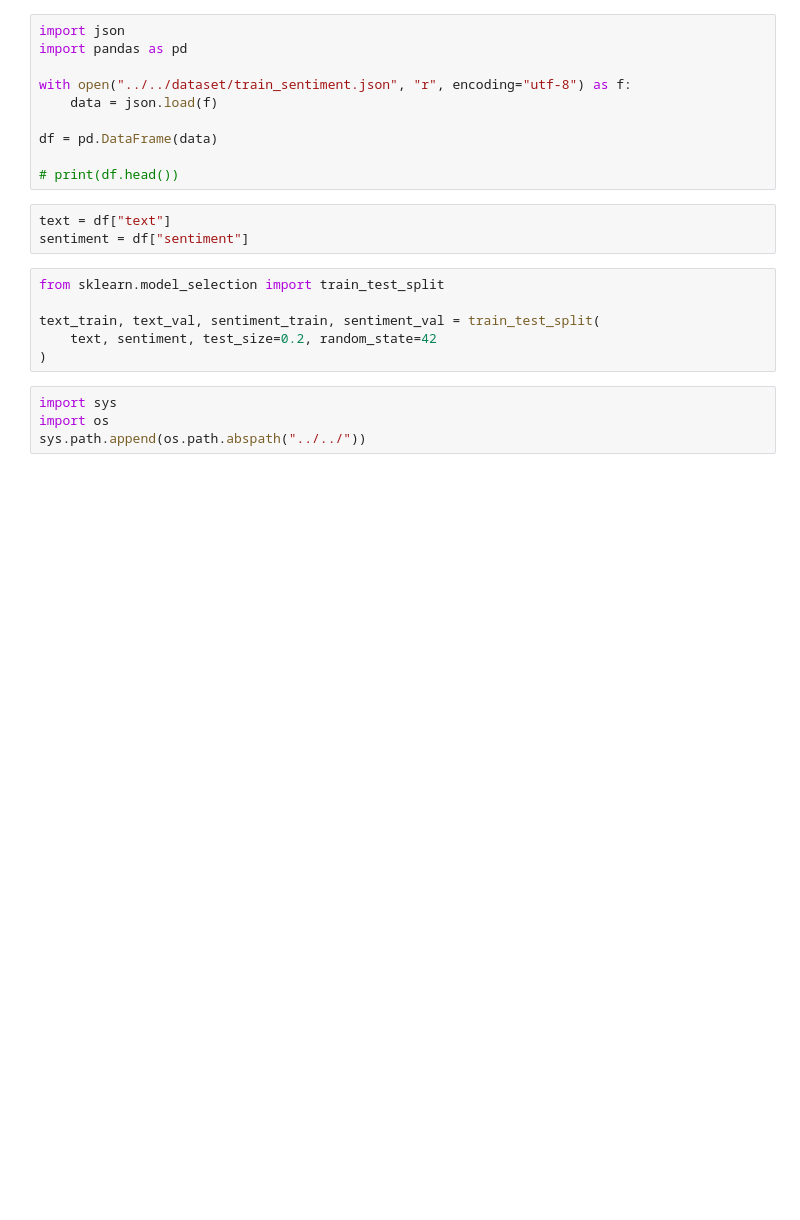
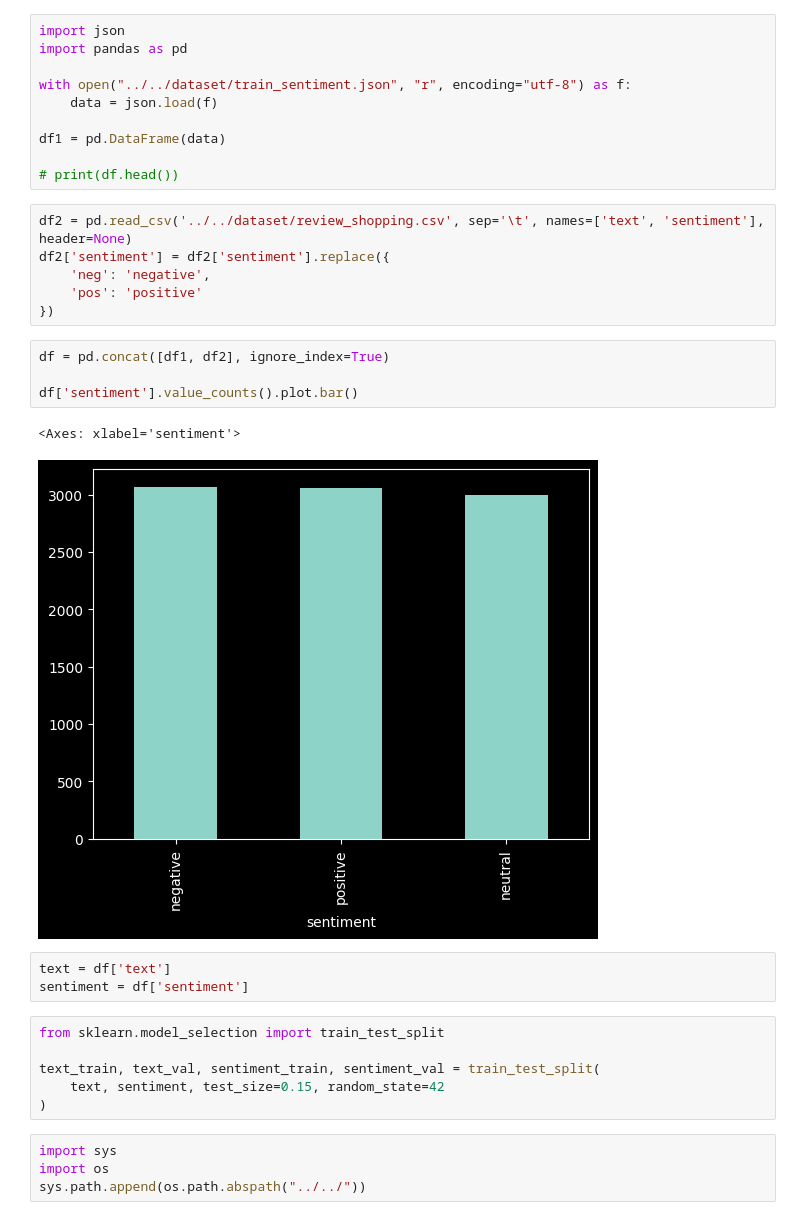
Before and after one commit to MustMark/Thai-Sentiment-Analysis, a Jupyter notebook: models/SVM/train-7833.ipynb, the cells around one changed output. Saved outputs shown, nothing was run; the diff lists cells and outputs as text; blank space fills up the shorter version.

Commit message:
(add) new dataset

```diff
--- a/models/SVM/train-7833.ipynb
+++ b/models/SVM/train-7833.ipynb
@@ -5,17 +5,30 @@ import pandas as pd
 with open("../../dataset/train_sentiment.json", "r", encoding="utf-8") as f:
     data = json.load(f)
 
-df = pd.DataFrame(data)
+df1 = pd.DataFrame(data)
 
 # print(df.head())
+# %%
+df2 = pd.read_csv('../../dataset/review_shopping.csv', sep='\t', names=['text', 'sentiment'], header=None)
+df2['sentiment'] = df2['sentiment'].replace({
+    'neg': 'negative',
+    'pos': 'positive'
+})
+# %%
+df = pd.concat([df1, df2], ignore_index=True)
+
+df['sentiment'].value_counts().plot.bar()
+# %% [output]
+<Axes: xlabel='sentiment'>
+[figure, added]
 # %%
-text = df["text"]
-sentiment = df["sentiment"]
+text = df['text']
+sentiment = df['sentiment']
 # %%
 from sklearn.model_selection import train_test_split
 
 text_train, text_val, sentiment_train, sentiment_val = train_test_split(
-    text, sentiment, test_size=0.2, random_state=42
+    text, sentiment, test_size=0.15, random_state=42
 )
 # %%
 import sys
```
Also changed, not shown: parts of 2 cells of this notebook, 5 other files.
